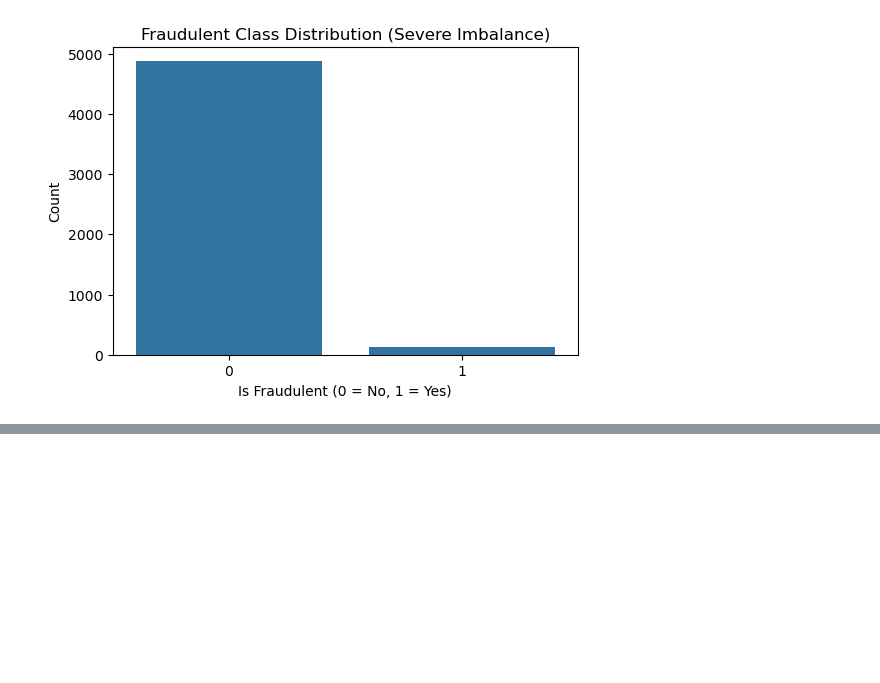
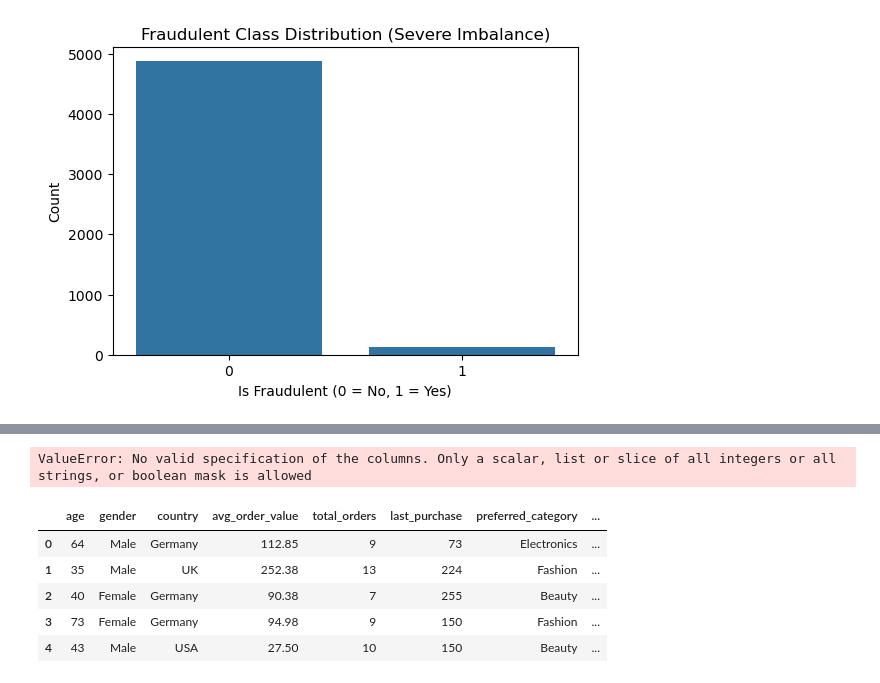
Before and after one commit to murtazakhanpro/Assignment_SMIT_AIDS_2026, a Jupyter notebook: Assignment_9_(multiple ML model)/MasterSession_with(enoding&scalling).ipynb, the cells around one changed output, grey strips where cells are left out. Drawn from its saved outputs; the diff is of its cells as text; code cells hidden in the pictures; blank space fills up the shorter version.

```diff
--- a/Assignment_9_(multiple ML model)/MasterSession_with(enoding&scalling).ipynb
+++ b/Assignment_9_(multiple ML model)/MasterSession_with(enoding&scalling).ipynb
@@ -60,3 +60,6 @@ plt.ylabel('Count')
 plt.show()
 # %% [output]
 [figure]
+# %%
+X = df.drop(columns=['customer_id', 'is_fraudulent'])
+y = df['is_fraudulent']
@@ -62,0 +91,21 @@ plt.show()
+# %%
+preprocessor = ColumnTransformer(
+    transformers=[
+        ('num', StandardScaler(), num_col),
+        ('cat', OneHotEncoder(drop='first', sparse_output=False), cat_col)
+    ]
+)
+
+X_preprocessed = preprocessor.fit_transform(X)
+X_preprocessed = pd.DataFrame(X_preprocessed)
+# %% [output]
+ValueError: No valid specification of the columns. Only a scalar, list or slice of all integers or all strings, or boolean mask is allowed
+# %%
+X.head()
+# %% [output]
+|  | age | gender | country | avg_order_value | total_orders | last_purchase | preferred_category | ... |
+| 0 | 64 | Male | Germany | 112.85 | 9 | 73 | Electronics | ... |
+| 1 | 35 | Male | UK | 252.38 | 13 | 224 | Fashion | ... |
+| 2 | 40 | Female | Germany | 90.38 | 7 | 255 | Beauty | ... |
+| 3 | 73 | Female | Germany | 94.98 | 9 | 150 | Fashion | ... |
+| 4 | 43 | Male | USA | 27.50 | 10 | 150 | Beauty | ... |
```
Also changed, not shown: parts of 4 cells of this notebook.
